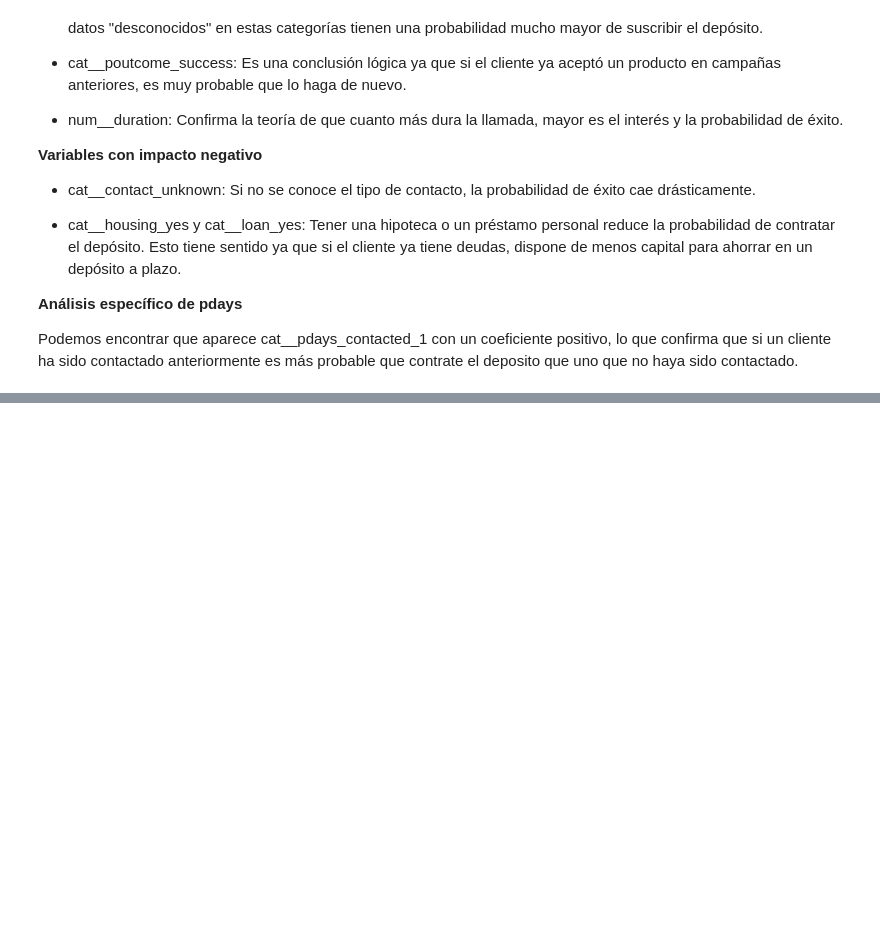
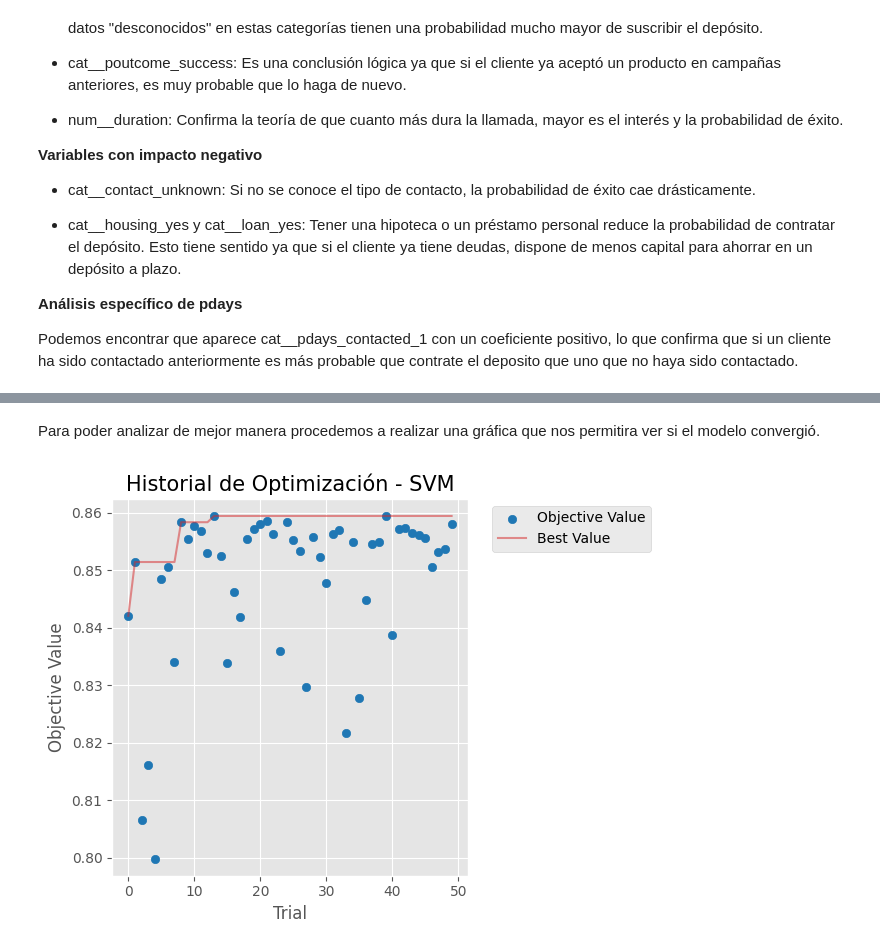
Before and after one commit to 100522320/g81_P1_03_Aprendizaje_Automatico, a Jupyter notebook: notebook_pruebas.ipynb, the cells around one changed output, grey strips where cells are left out. Drawn from its saved outputs; the diff is of its cells as text; code cells hidden in the pictures; blank space fills up the shorter version.

```diff
--- a/notebook_pruebas.ipynb
+++ b/notebook_pruebas.ipynb
@@ -1307,0 +1414,9 @@ Podemos encontrar que aparece cat__pdays_contacted_1 con un coeficiente positivo
+# %% [markdown]
+Para poder analizar de mejor manera procedemos a realizar una gráfica que nos permitira ver si el modelo convergió.
+# %%
+study = cb_optuna.study_
+plot_optimization_history(study)
+plt.title("Historial de Optimización - SVM", fontsize=15)
+plt.show()
+# %% [output]
+[figure, added]
```
Also changed, not shown: parts of 40 cells of this notebook.
